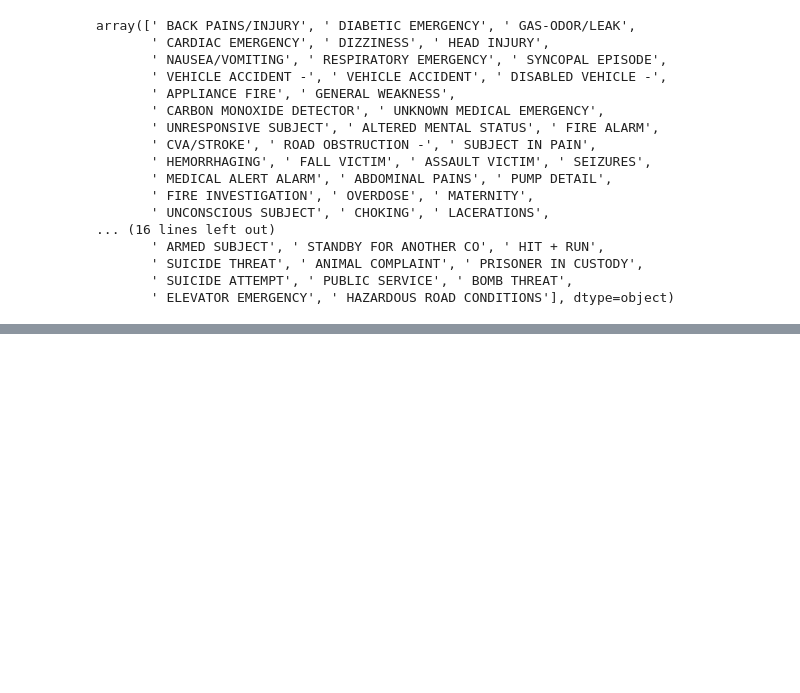
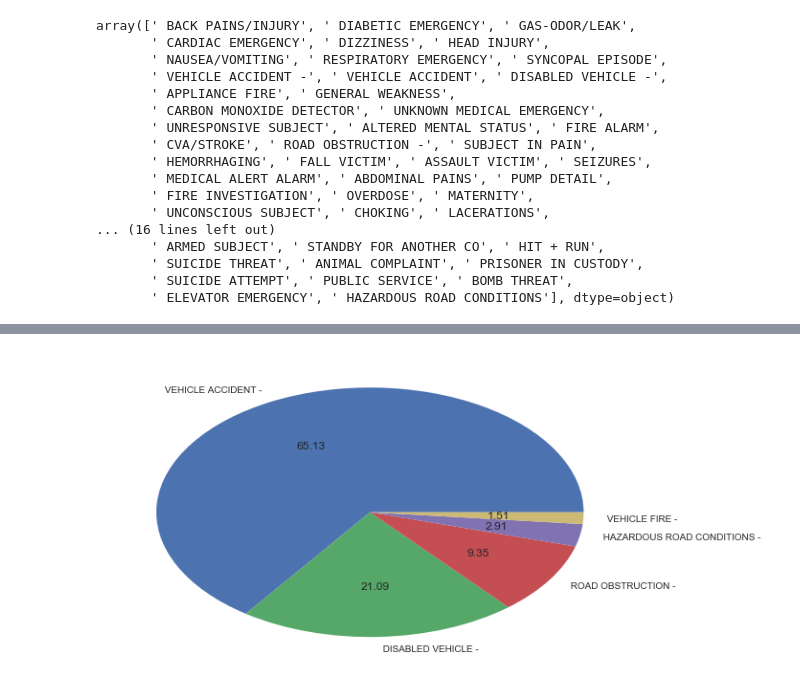
Before and after one commit to mohitbishtt/911_Emergency, a Jupyter notebook: 911_Emergency.ipynb, the cells around one changed output, grey strips where cells are left out. Cells and saved outputs as stored; diff of their text form; code cells hidden in the pictures; blank space fills up the shorter version.

```diff
--- a/911_Emergency.ipynb
+++ b/911_Emergency.ipynb
@@ -385,0 +404,5 @@ plt.savefig("moh3.png")
+# %%
+plt.pie(traffic_data,labels=traffic_data.index,autopct="%.2f")
+plt.savefig("moh6.png")
+# %% [output]
+[figure, added]
```
Also changed, not shown: parts of 9 cells of this notebook.
